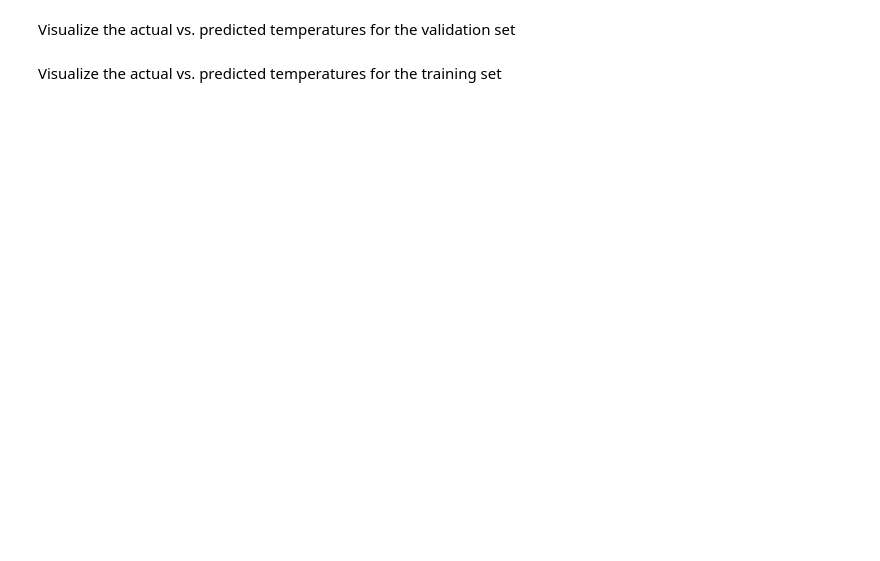
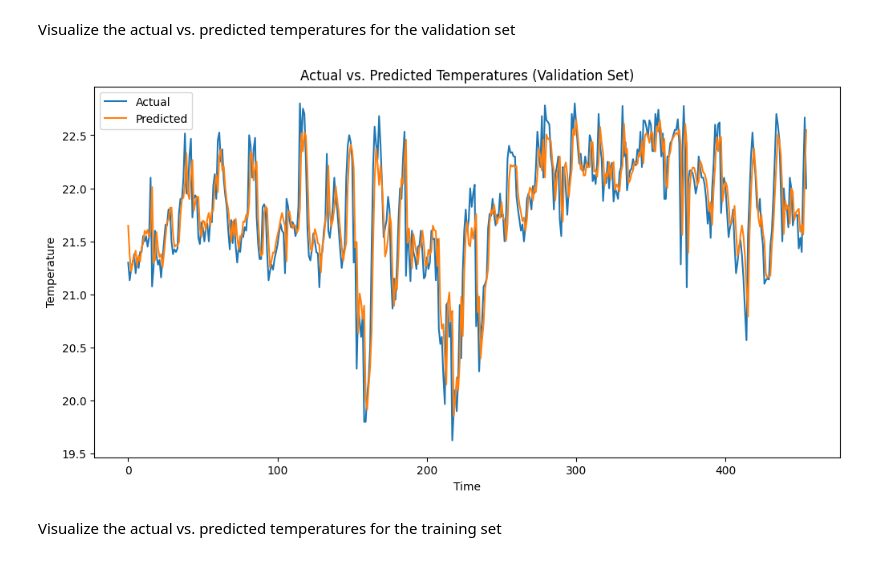
Before and after one commit to sdip15fa/weather-predict, a Jupyter notebook: lstm.ipynb, the cells around one changed output. Drawn from its saved outputs; the diff is of its cells as text; code cells hidden in the pictures; blank space fills up the shorter version.

```diff
--- a/lstm.ipynb
+++ b/lstm.ipynb
@@ -12,8 +9,15 @@ df = pd.read_csv(input_file)
+# %%
+input_file = 'data/processed_data.csv'
+df = pd.read_csv('data/processed_data.csv', parse_dates=['DateTime'], index_col='DateTime')
+df = df.resample('60T').mean()
+df = df[(df['Temperature'] >= df['Temperature'].quantile(0.1)) & (df['Temperature'] <= df['Temperature'].quantile(0.9))]
+# df["DateTime"] = pd.to_datetime(df.index)
+df = df.reset_index()
 # %% [markdown]
 Rename the columns for better readability
 # %%
-df.columns = ['DateTime', 'Year', 'Month', 'Date', 'Time', 'Minute', 'Temperature', 'Previous Day Average', 'Two Days Before Average',
-              'Three Days Before average', 'Last 7 Days Average', 'Previous Day Wind Speed', 'Previous Day Rainfall']
+# df.columns = ['DateTime', 'Year', 'Month', 'Date', 'Time', 'Minute', 'Temperature', 'Previous Day Average', 'Two Days Before Average',
+              #'Three Days Before average', 'Last 7 Days Average', 'Previous Day Wind Speed', 'Previous Day Rainfall']
 # %% [markdown]
 Convert the 'Date' and 'Time' columns to integers
 # %%
@@ -26,7 +30,7 @@ df['Time'] = df['Time'].apply(lambda x: str(x).zfill(4))
 # %% [markdown]
 Combine the 'Date' and 'Time' columns into a single 'DateTime' column
 # %%
-df['DateTime'] = pd.to_datetime(df['DateTime'].astype(int).astype(str) + df['Time'].astype(int).astype(str) + df['Minute'].astype(str), format='%Y%m%d%H%M')
+# df['DateTime'] = pd.to_datetime(df["DateTime"], format="%Y-%m-%d %H:%M:%S")
 # %% [markdown]
 Remove rows with a specific value (e.g., 32767) in 'Temperature' column
 # %%
@@ -60,8 +64,8 @@ Create sequences of input data and corresponding target values
 # %%
 data = []
 target = []
-for i in range(len(scaled_temperature) - time_steps):
-    data.append(scaled_temperature[i:i+time_steps])
+for i in range(24, len(scaled_temperature) - time_steps):
+    data.append(scaled_temperature[i-24:i+time_steps-24])
     target.append(scaled_temperature[i+time_steps])
 # %%
 data = np.array(data)
@@ -158,13 +199,15 @@ print("Mean Absolute Error (MAE):", mae)
 Visualize the actual vs. predicted temperatures for the validation set
 # %%
 plt.figure(figsize=(12, 6))
-plt.plot(range(len(val_target)), val_target, label='Actual')
+plt.plot(range(len(val_target)), scaler.inverse_transform(val_target), label='Actual')
 plt.plot(range(len(val_target)), predicted_temperature, label='Predicted')
 plt.xlabel('Time')
 plt.ylabel('Temperature')
 plt.title('Actual vs. Predicted Temperatures (Validation Set)')
 plt.legend()
 plt.show()
+# %% [output]
+[figure, added]
 # %% [markdown]
 Visualize the actual vs. predicted temperatures for the training set
 # %%
```
Also changed, not shown: parts of 10 cells of this notebook, 25 other files.
